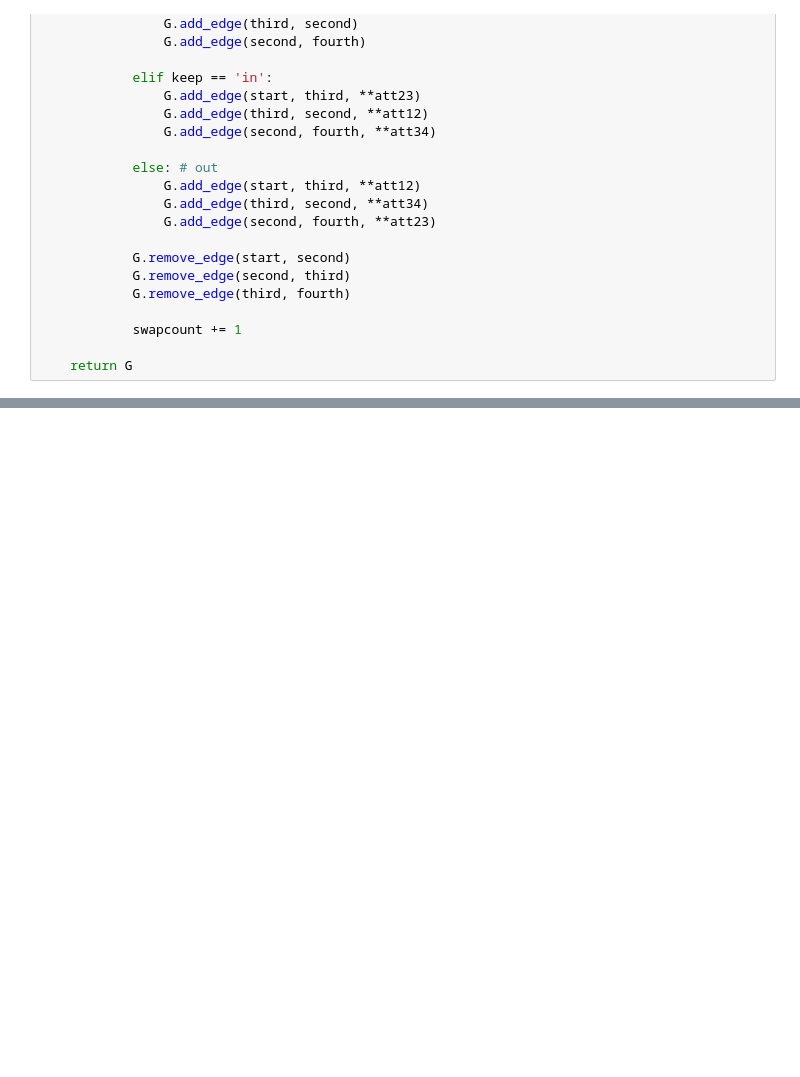
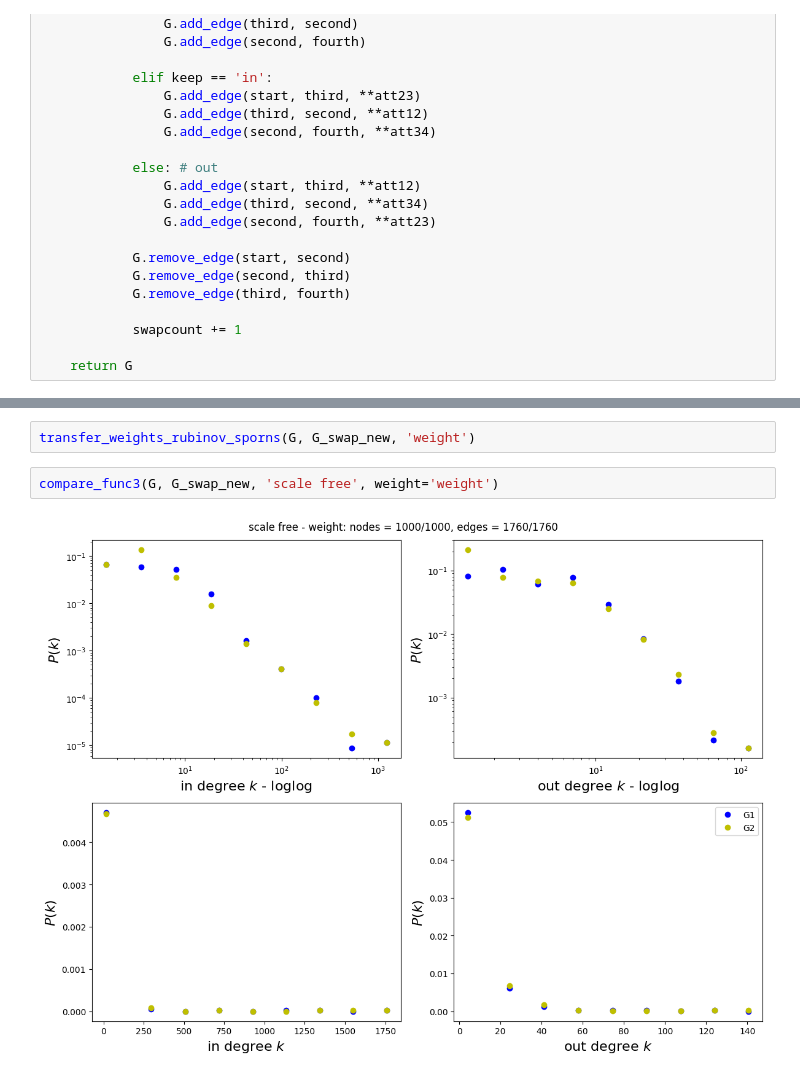
Before and after one commit to Pmoonesi/CPSC672-FundofSocNtwkAnalandDataMining, a Jupyter notebook: testing/Networkx-double_edge_swap.ipynb, the cells around one changed output, grey strips where cells are left out. Saved outputs shown, nothing was run; the diff lists cells and outputs as text; blank space fills up the shorter version.

```diff
--- a/testing/Networkx-double_edge_swap.ipynb
+++ b/testing/Networkx-double_edge_swap.ipynb
@@ -742,0 +1078,6 @@ compare_func3(G, G_swap_new, 'scale free', weight='weight')
+# %%
+transfer_weights_rubinov_sporns(G, G_swap_new, 'weight')
+# %%
+compare_func3(G, G_swap_new, 'scale free', weight='weight')
+# %% [output]
+[figure, added]
```
Also changed, not shown: parts of 36 cells of this notebook.
